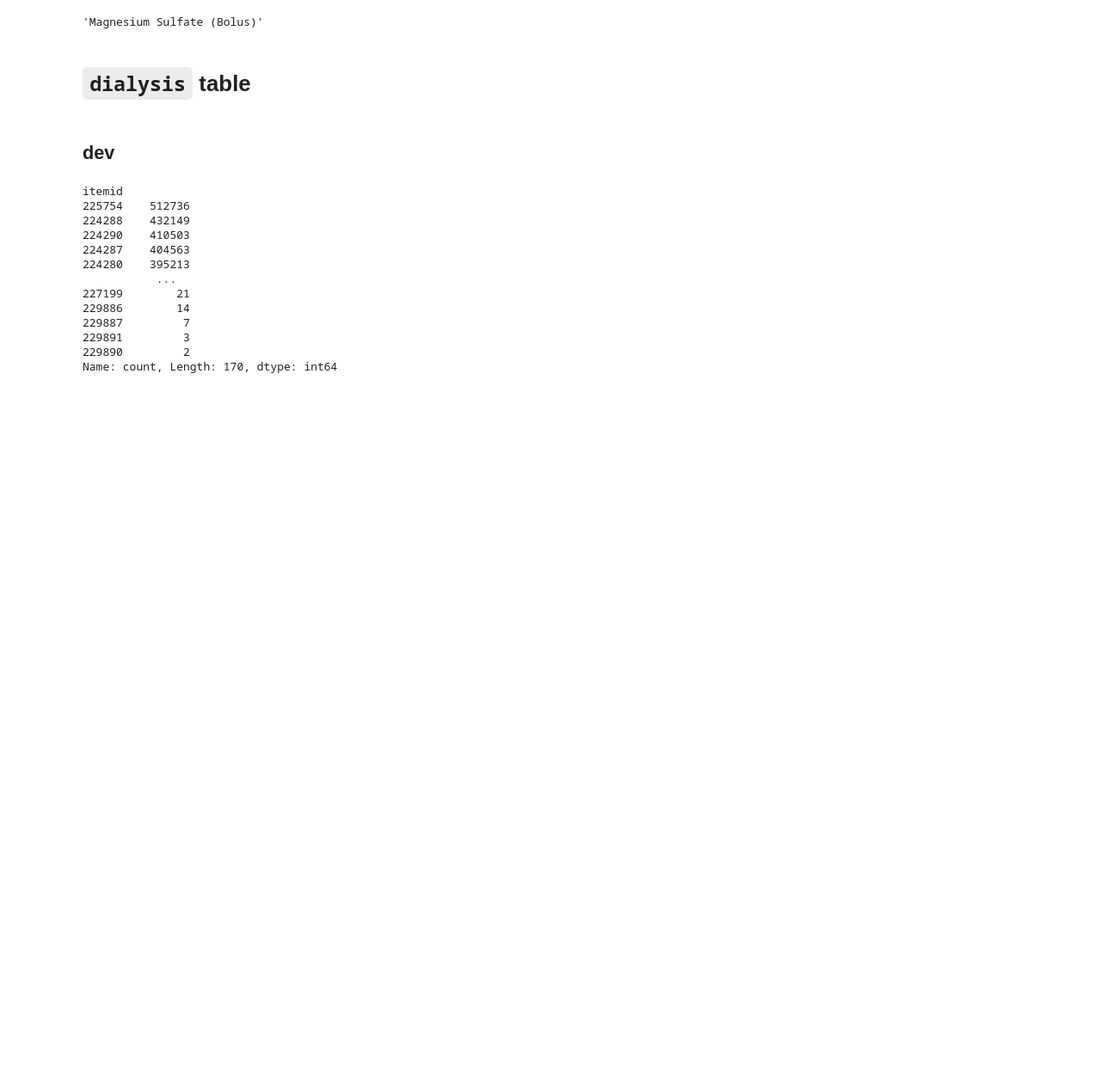
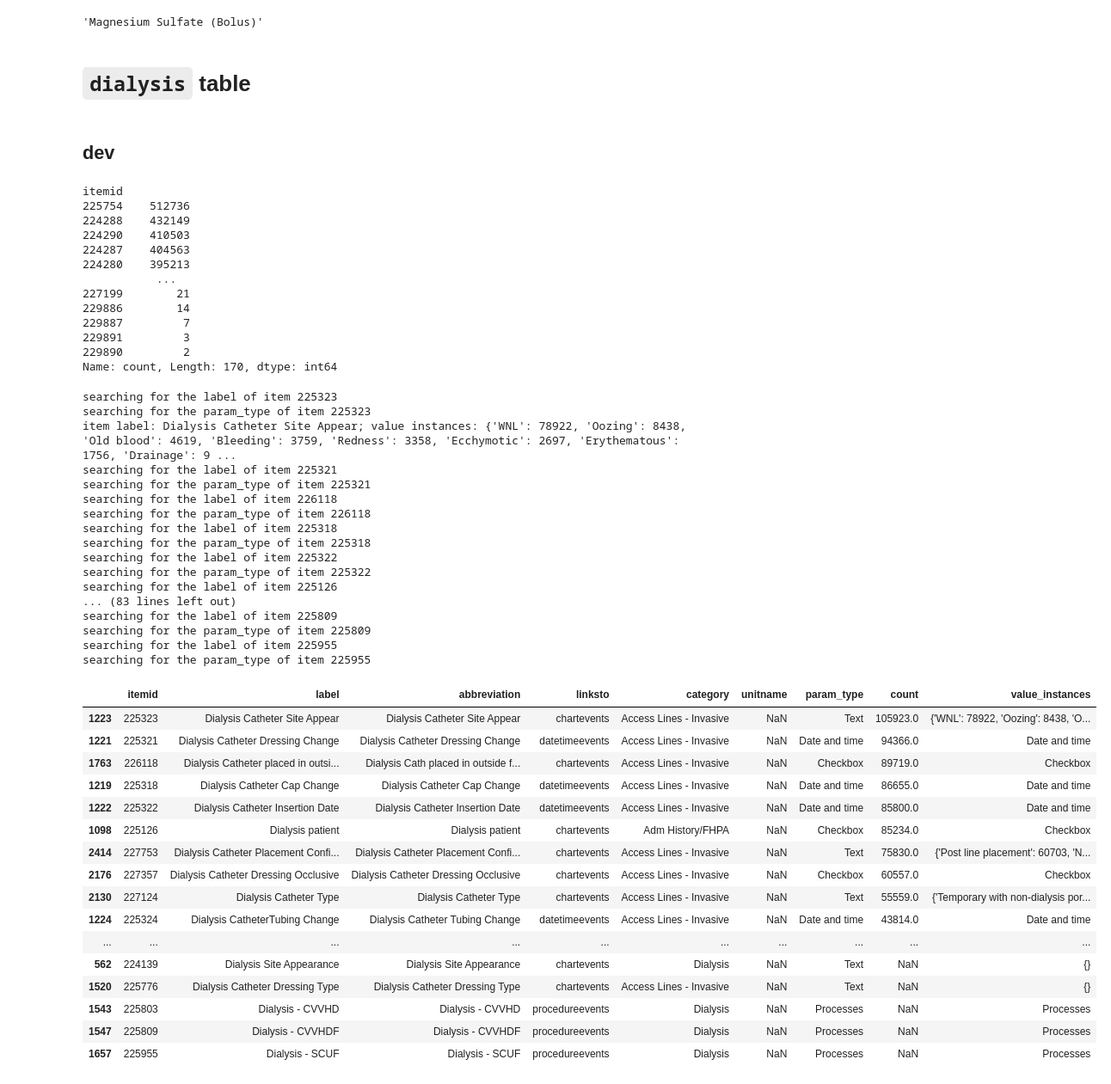
Before and after one commit to oldsandiaz/mimicclif, a Jupyter notebook: code/mimic-to-clif.ipynb, the cells around one changed output. Shown at 86% size. Saved outputs shown, nothing was run; the diff lists cells and outputs as text; code cells hidden in the pictures; blank space fills up the shorter version.

Commit message:
updates in eda of the dialysis table

```diff
--- a/code/mimic-to-clif.ipynb
+++ b/code/mimic-to-clif.ipynb
@@ -1355,0 +1357,37 @@ Name: count, Length: 170, dtype: int64
+# %%
+ItemFinder("dialysis").candidate_table
+# %% [output]
+searching for the label of item 225323
+searching for the param_type of item 225323
+item label: Dialysis Catheter Site Appear; value instances: {'WNL': 78922, 'Oozing': 8438, 'Old blood': 4619, 'Bleeding': 3759, 'Redness': 3358, 'Ecchymotic': 2697, 'Erythematous': 1756, 'Drainage': 9 ...
+searching for the label of item 225321
+searching for the param_type of item 225321
+searching for the label of item 226118
+searching for the param_type of item 226118
+searching for the label of item 225318
+searching for the param_type of item 225318
+searching for the label of item 225322
+searching for the param_type of item 225322
+searching for the label of item 225126
+... (83 lines left out)
+searching for the label of item 225809
+searching for the param_type of item 225809
+searching for the label of item 225955
+searching for the param_type of item 225955
+|  | itemid | label | abbreviation | linksto | category | unitname | param_type | count | value_instances |
+| 1223 | 225323 | Dialysis Catheter Site Appear | Dialysis Catheter Site Appear | chartevents | Access Lines - Invasive | NaN | Text | 105923.0 | {'WNL': 78922, 'Oozing': 8438, 'O... |
+| 1221 | 225321 | Dialysis Catheter Dressing Change | Dialysis Catheter Dressing Change | datetimeevents | Access Lines - Invasive | NaN | Date and time | 94366.0 | Date and time |
+| 1763 | 226118 | Dialysis Catheter placed in outsi... | Dialysis Cath placed in outside f... | chartevents | Access Lines - Invasive | NaN | Checkbox | 89719.0 | Checkbox |
+| 1219 | 225318 | Dialysis Catheter Cap Change | Dialysis Catheter Cap Change | datetimeevents | Access Lines - Invasive | NaN | Date and time | 86655.0 | Date and time |
+| 1222 | 225322 | Dialysis Catheter Insertion Date | Dialysis Catheter Insertion Date | datetimeevents | Access Lines - Invasive | NaN | Date and time | 85800.0 | Date and time |
+| 1098 | 225126 | Dialysis patient | Dialysis patient | chartevents | Adm History/FHPA | NaN | Checkbox | 85234.0 | Checkbox |
+| 2414 | 227753 | Dialysis Catheter Placement Confi... | Dialysis Catheter Placement Confi... | chartevents | Access Lines - Invasive | NaN | Text | 75830.0 | {'Post line placement': 60703, 'N... |
+| 2176 | 227357 | Dialysis Catheter Dressing Occlusive | Dialysis Catheter Dressing Occlusive | chartevents | Access Lines - Invasive | NaN | Checkbox | 60557.0 | Checkbox |
+| 2130 | 227124 | Dialysis Catheter Type | Dialysis Catheter Type | chartevents | Access Lines - Invasive | NaN | Text | 55559.0 | {'Temporary with non-dialysis por... |
+| 1224 | 225324 | Dialysis CatheterTubing Change | Dialysis Catheter Tubing Change | datetimeevents | Access Lines - Invasive | NaN | Date and time | 43814.0 | Date and time |
+| ... | ... | ... | ... | ... | ... | ... | ... | ... | ... |
+| 562 | 224139 | Dialysis Site Appearance | Dialysis Site Appearance | chartevents | Dialysis | NaN | Text | NaN | {} |
+| 1520 | 225776 | Dialysis Catheter Dressing Type | Dialysis Catheter Dressing Type | chartevents | Access Lines - Invasive | NaN | Text | NaN | {} |
+| 1543 | 225803 | Dialysis - CVVHD | Dialysis - CVVHD | procedureevents | Dialysis | NaN | Processes | NaN | Processes |
+| 1547 | 225809 | Dialysis - CVVHDF | Dialysis - CVVHDF | procedureevents | Dialysis | NaN | Processes | NaN | Processes |
+| 1657 | 225955 | Dialysis - SCUF | Dialysis - SCUF | procedureevents | Dialysis | NaN | Processes | NaN | Processes |
```
Also changed, not shown: parts of 13 cells of this notebook.
